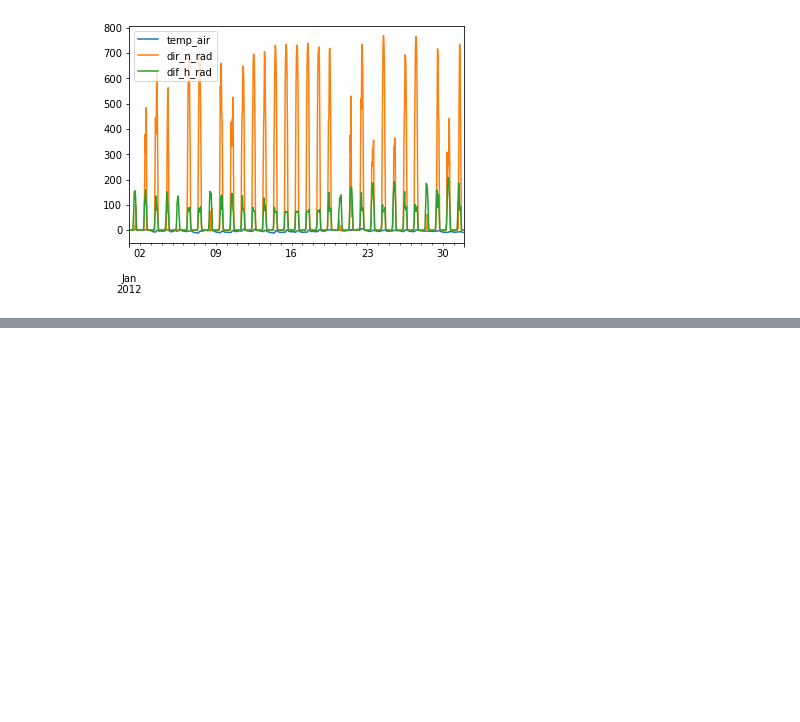
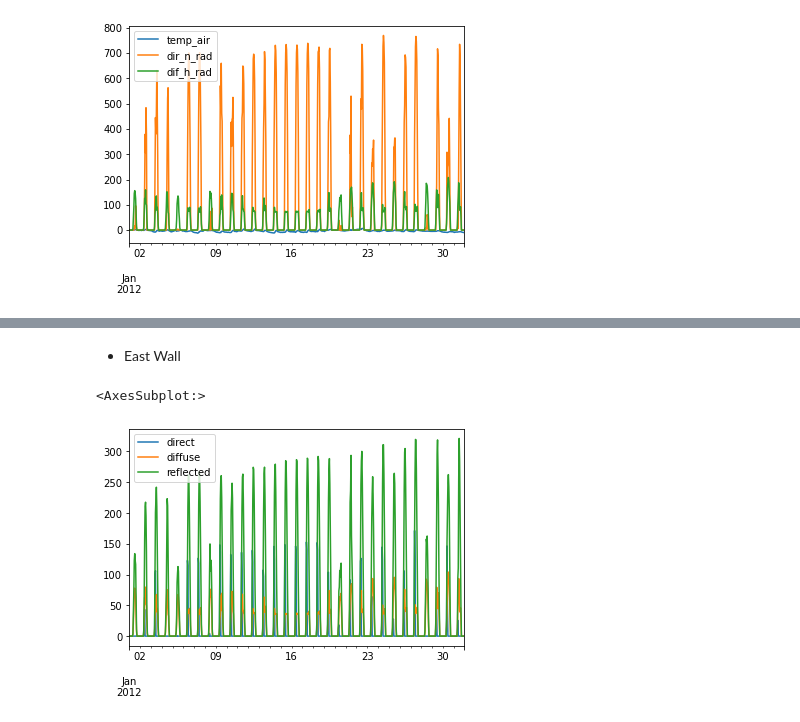
Before and after one commit to fradepa98/eva_DMBEM, a Jupyter notebook: WeatherData.ipynb, the cells around one changed output, grey strips where cells are left out. Saved outputs shown, nothing was run; the diff lists cells and outputs as text; code cells hidden in the pictures; blank space fills up the shorter version.

```diff
--- a/WeatherData.ipynb
+++ b/WeatherData.ipynb
@@ -36,0 +109,14 @@ weather_data.plot()
+# %% [markdown]
+* East Wall
+# %%
+surface_orientation_E = {'slope': 90,
+                       'azimuth': -90,
+                       'latitude': 46}
+
+rad_surf_E = sol_rad_tilt_surf(
+    weather_data, surface_orientation_E, albedo)
+
+rad_surf_E.plot()
+# %% [output]
+<AxesSubplot:>
+[figure, added]
```
Also changed, not shown: parts of 21 cells of this notebook.
